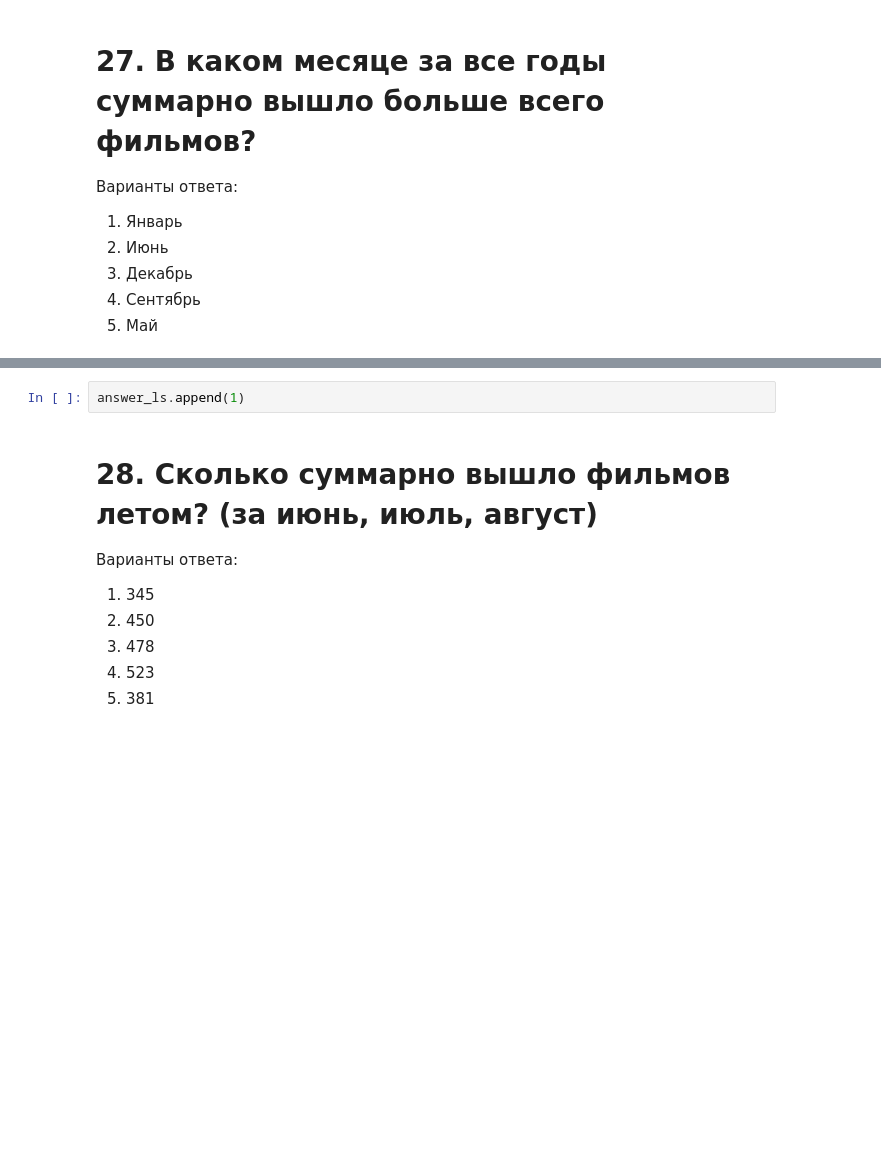
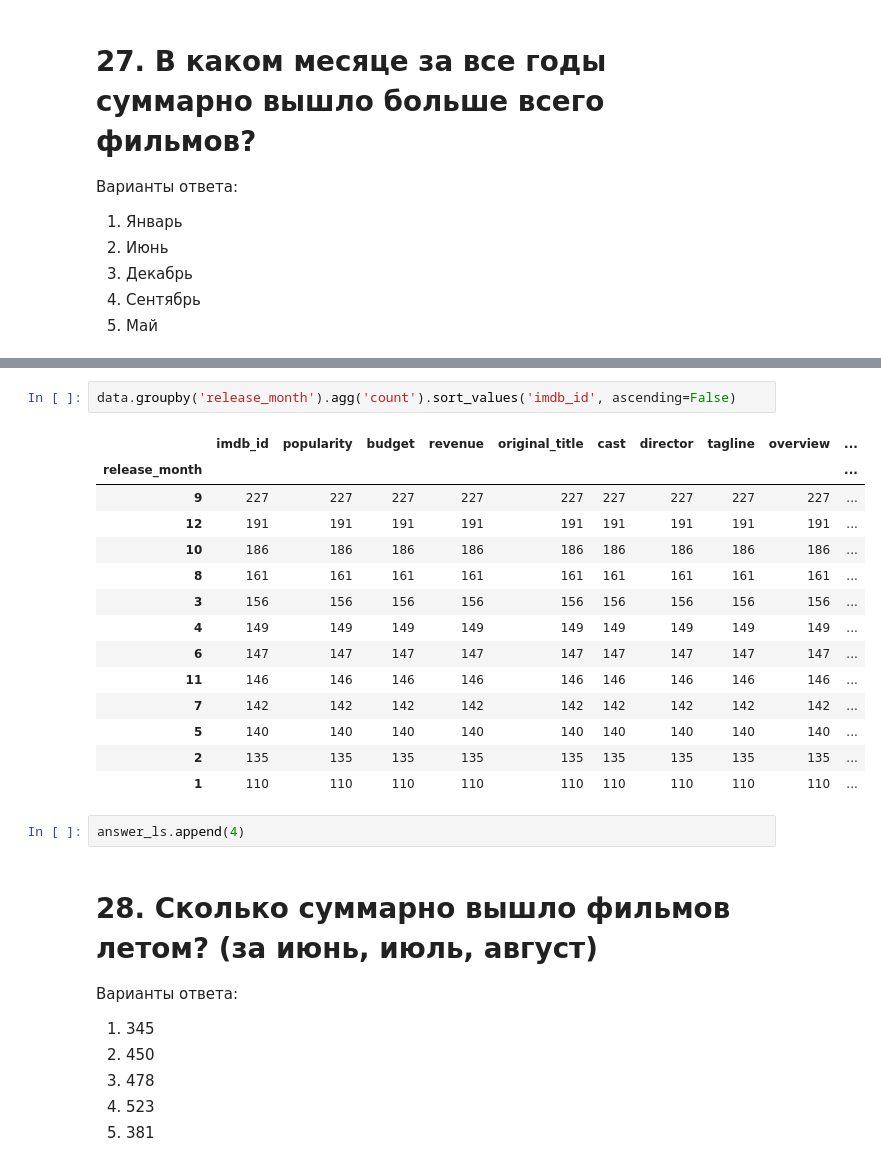
Before and after one commit to ekr11/skillfactory_rds, a Jupyter notebook: project_1/[SF-DST] Movies IMBD v3.0.ipynb, the cells around one changed output, grey strips where cells are left out. Cells and saved outputs as stored; diff of their text form; blank space fills up the shorter version.

```diff
--- a/project_1/[SF-DST] Movies IMBD v3.0.ipynb
+++ b/project_1/[SF-DST] Movies IMBD v3.0.ipynb
@@ -500,5 +582,22 @@ answer_ls.append(1)
+# %%
+data.groupby('release_month').agg('count').sort_values('imdb_id', ascending=False)
+# %% [output]
+|  | imdb_id | popularity | budget | revenue | original_title | cast | director | tagline | overview | ... |
+| release_month |  |  |  |  |  |  |  |  |  | ... |
+| 9 | 227 | 227 | 227 | 227 | 227 | 227 | 227 | 227 | 227 | ... |
+| 12 | 191 | 191 | 191 | 191 | 191 | 191 | 191 | 191 | 191 | ... |
+| 10 | 186 | 186 | 186 | 186 | 186 | 186 | 186 | 186 | 186 | ... |
+| 8 | 161 | 161 | 161 | 161 | 161 | 161 | 161 | 161 | 161 | ... |
+| 3 | 156 | 156 | 156 | 156 | 156 | 156 | 156 | 156 | 156 | ... |
+| 4 | 149 | 149 | 149 | 149 | 149 | 149 | 149 | 149 | 149 | ... |
+| 6 | 147 | 147 | 147 | 147 | 147 | 147 | 147 | 147 | 147 | ... |
+| 11 | 146 | 146 | 146 | 146 | 146 | 146 | 146 | 146 | 146 | ... |
+| 7 | 142 | 142 | 142 | 142 | 142 | 142 | 142 | 142 | 142 | ... |
+| 5 | 140 | 140 | 140 | 140 | 140 | 140 | 140 | 140 | 140 | ... |
+| 2 | 135 | 135 | 135 | 135 | 135 | 135 | 135 | 135 | 135 | ... |
+| 1 | 110 | 110 | 110 | 110 | 110 | 110 | 110 | 110 | 110 | ... |
 # %%
-answer_ls.append(1)
+answer_ls.append(4)
 # %% [markdown]
 # 28. Сколько суммарно вышло фильмов летом? (за июнь, июль, август)
 Варианты ответа:
```
Also changed, not shown: parts of 13 cells of this notebook.
